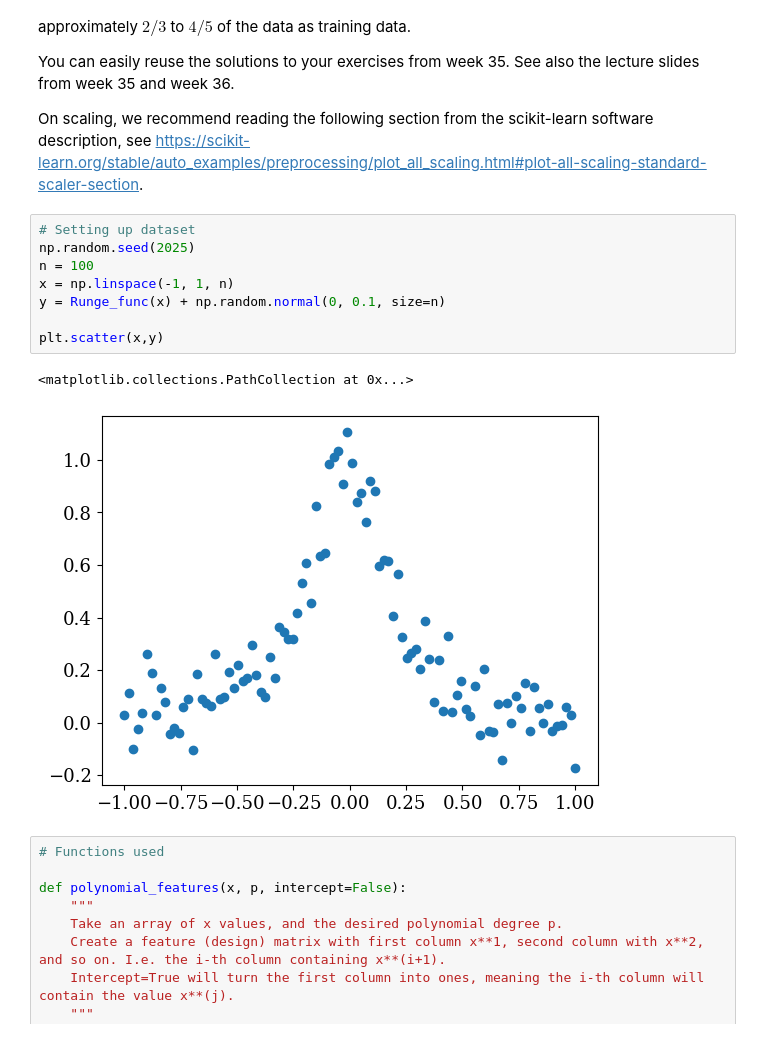
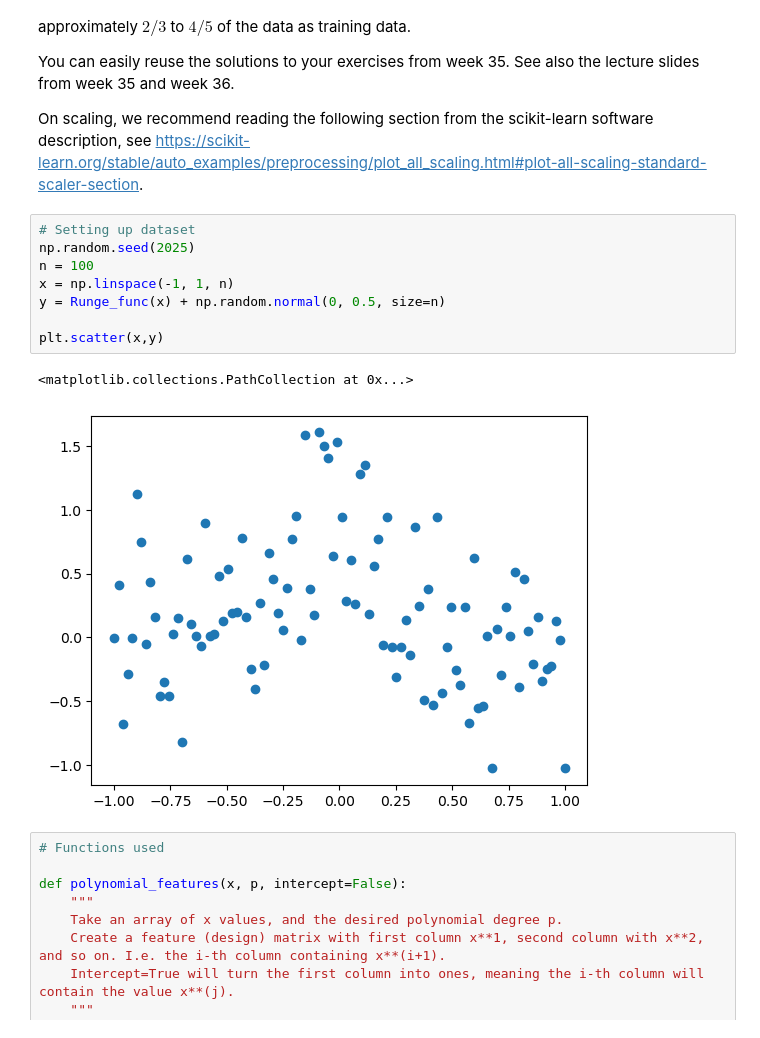
Before and after one commit to Waerstad/4155-Project-1, a Jupyter notebook: Code/project1_main.ipynb, the cells around one changed output. Drawn from its saved outputs; the diff is of its cells as text.

```diff
--- a/Code/project1_main.ipynb
+++ b/Code/project1_main.ipynb
@@ -165,14 +165,14 @@ On scaling, we recommend reading the following section from the scikit-learn sof
 # %%
 # Setting up dataset
 np.random.seed(2025)
 n = 100
 x = np.linspace(-1, 1, n)
-y = Runge_func(x) + np.random.normal(0, 0.1, size=n)
+y = Runge_func(x) + np.random.normal(0, 0.5, size=n)
 
 plt.scatter(x,y)
 # %% [output]
 <matplotlib.collections.PathCollection at 0x...>
-[figure, old version]
+[figure, new version]
 # %%
 # Functions used
 
```
